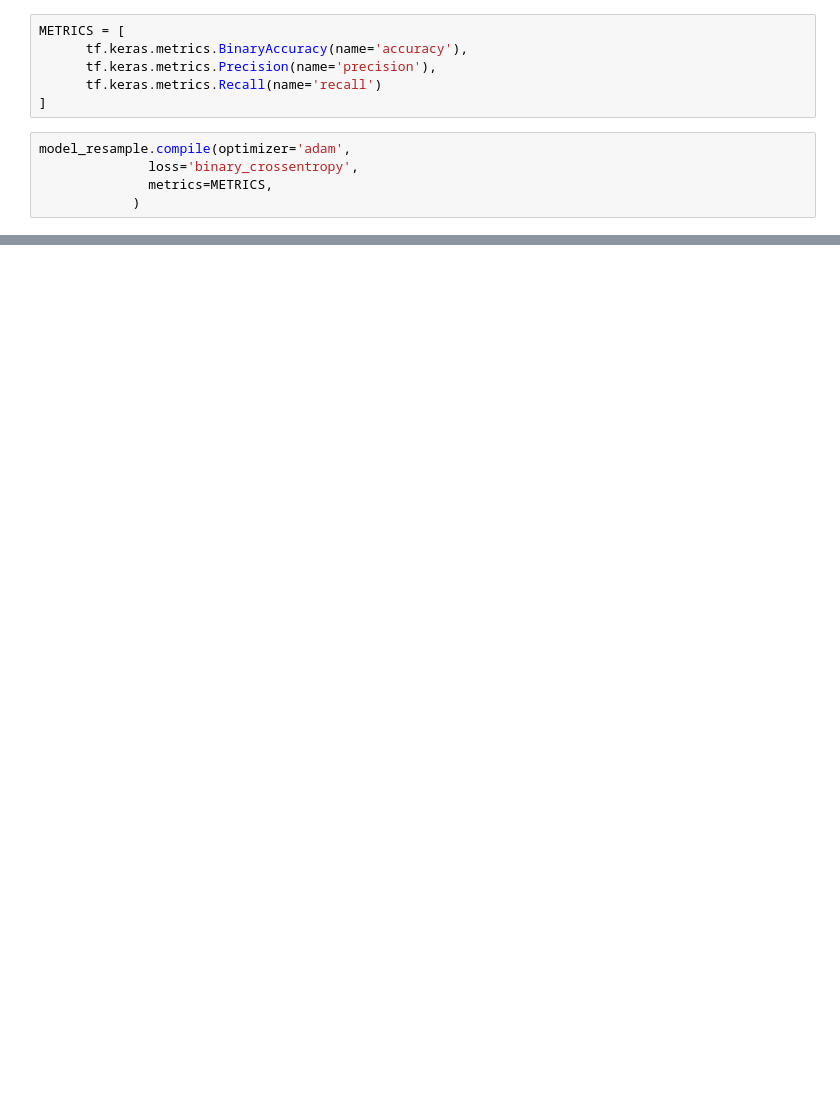
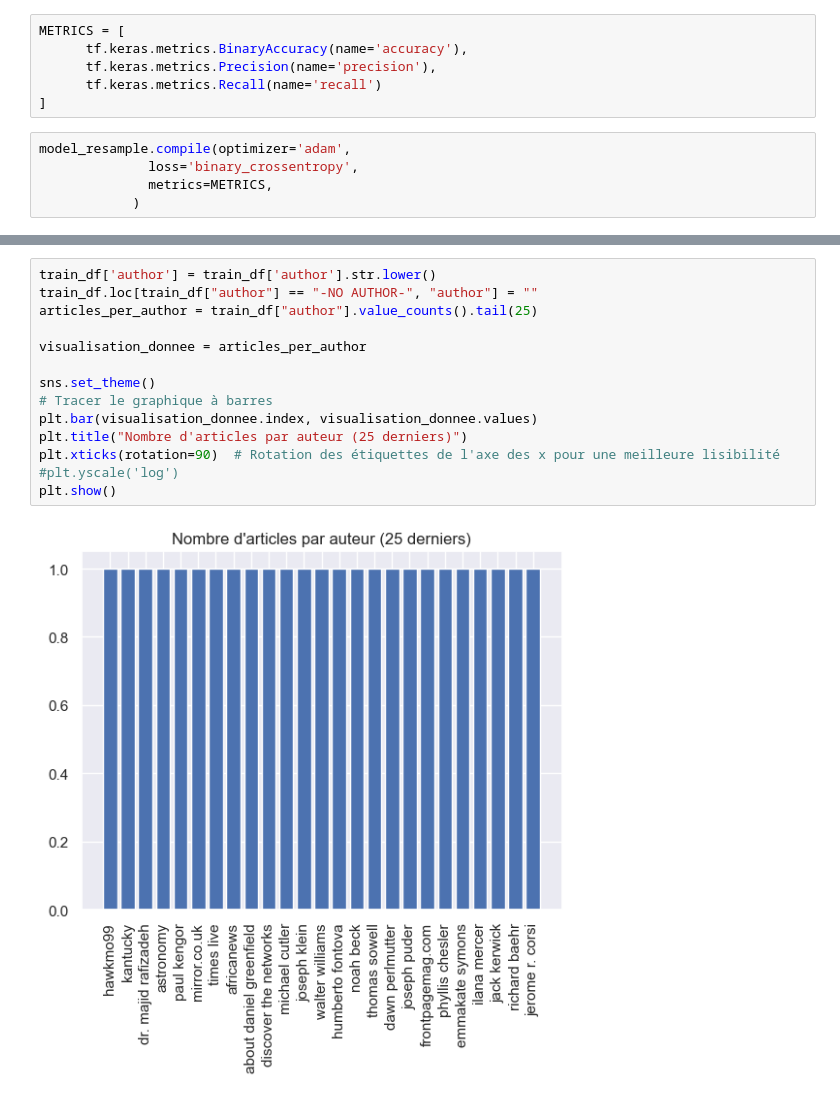
Before and after one commit to stephcyrille/projetIA, a Jupyter notebook: main.ipynb, the cells around one changed output, grey strips where cells are left out. Cells and saved outputs as stored; diff of their text form; blank space fills up the shorter version.

```diff
--- a/main.ipynb
+++ b/main.ipynb
@@ -358,0 +430,16 @@ Name: count, dtype: int64
+# %%
+train_df['author'] = train_df['author'].str.lower()
+train_df.loc[train_df["author"] == "-NO AUTHOR-", "author"] = ""
+articles_per_author = train_df["author"].value_counts().tail(25)
+
+visualisation_donnee = articles_per_author
+
+sns.set_theme()
+# Tracer le graphique à barres
+plt.bar(visualisation_donnee.index, visualisation_donnee.values)
+plt.title("Nombre d'articles par auteur (25 derniers)")
+plt.xticks(rotation=90)  # Rotation des étiquettes de l'axe des x pour une meilleure lisibilité
+#plt.yscale('log')
+plt.show()
+# %% [output]
+[figure, added]
```
Also changed, not shown: parts of 34 cells of this notebook.
